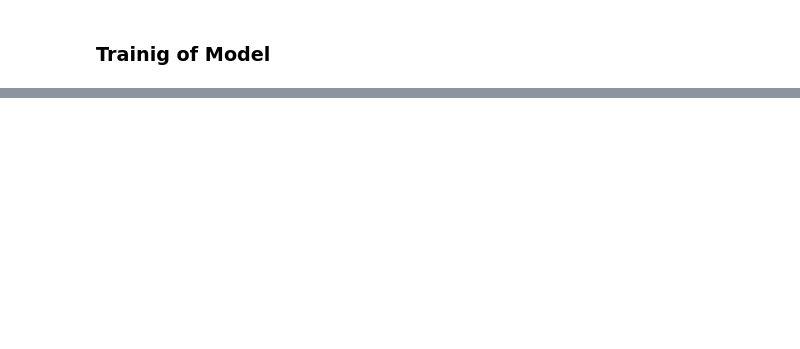
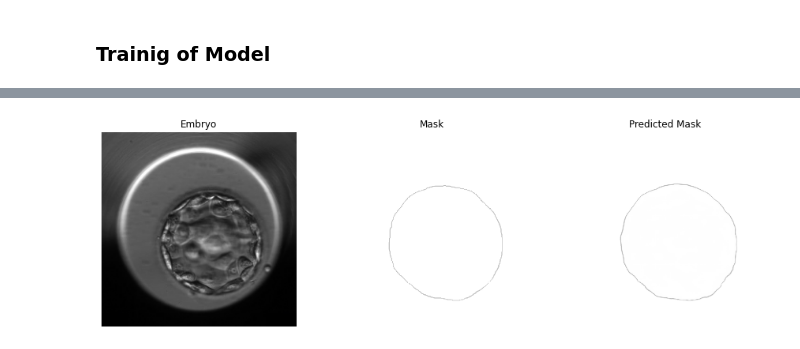
Before and after one commit to saquibali7/EmbryoMask, a Jupyter notebook: task02.ipynb, the cells around one changed output, grey strips where cells are left out. Cells and saved outputs as stored; diff of their text form; code cells hidden in the pictures; blank space fills up the shorter version.

```diff
--- a/task02.ipynb
+++ b/task02.ipynb
@@ -396,0 +385,4 @@ torch.save(unet.state_dict(), './unet03.pth')
+# %%
+model = UNET(in_channels = CHANNELS_IMG , features=FEATURES).to(device)
+model.load_state_dict(torch.load('/content/drive/MyDrive/model/unet00.pth'))
+model.eval()
@@ -396,0 +407,33 @@ torch.save(unet.state_dict(), './unet03.pth')
+# %%
+def predict(img):
+  img = torch.unsqueeze(img, 0)
+  img = img.to(device)
+  out = model(img.float())
+  out = out.cpu().detach()
+  out = torch.stack((out[0],out[0],out[0],out[0]), axis=1)
+  return out[0]
+# %%
+ix = randint(0, len(files))
+file_name = files[ix]
+n=file_no(file_name)
+if(file_name[0]=='M'):
+  mask_img = img_arr(path,file_name)
+  emb_img = img_arr(path,'Embryo_'+n+'.jpg')
+else :
+  emb_img = img_arr(path, file_name)
+  mask_img = img_arr(path,'Mask_'+n+'.jpg')
+
+emb_img = transforms(image=emb_img)['image']
+mask_img = transforms(image=mask_img)['image']
+pred_mask_img = predict(emb_img)
+img = [emb_img, mask_img,pred_mask_img]
+titles = ["Embryo", "Mask", "Predicted Mask"]
+
+plt.figure(figsize=(15, 15))
+for i in range(3):
+  plt.subplot(1,3,i+1)
+  plt.imshow(img[i].permute(1,2,0))
+  plt.title(titles[i])
+  plt.axis("off")
+# %% [output]
+[figure, added]
```
Also changed, not shown: parts of 15 cells of this notebook.
